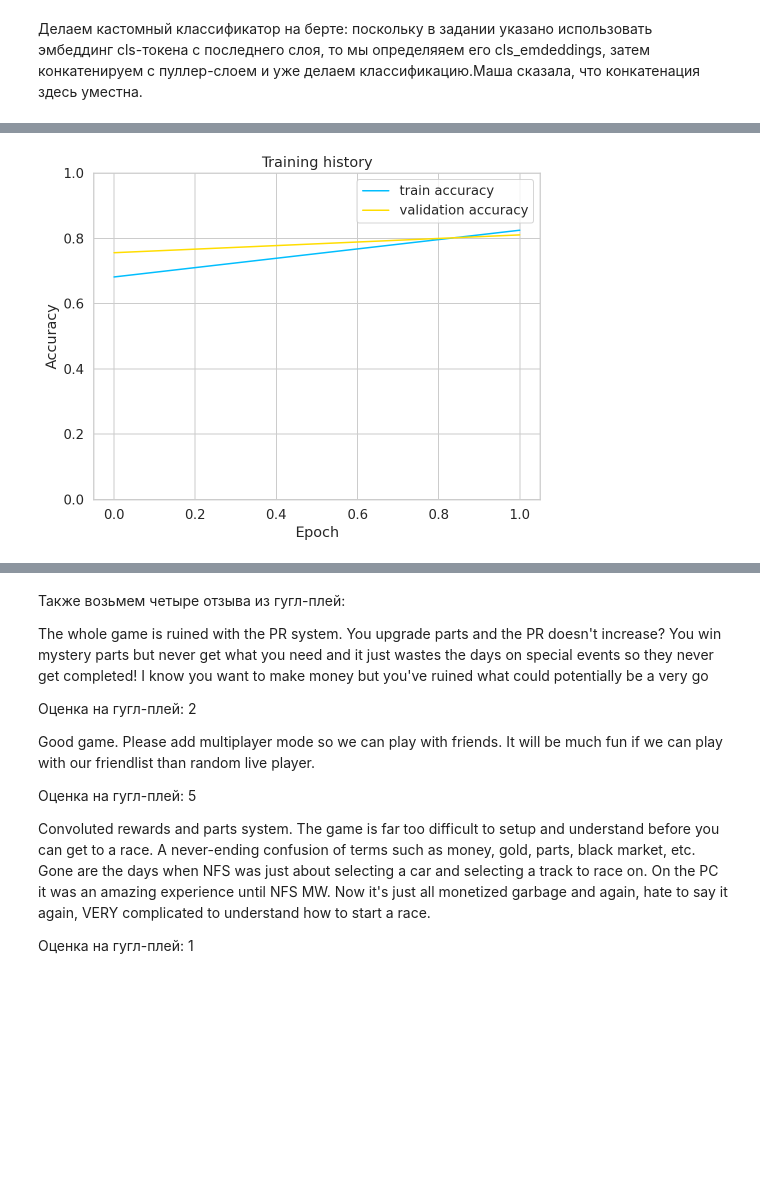
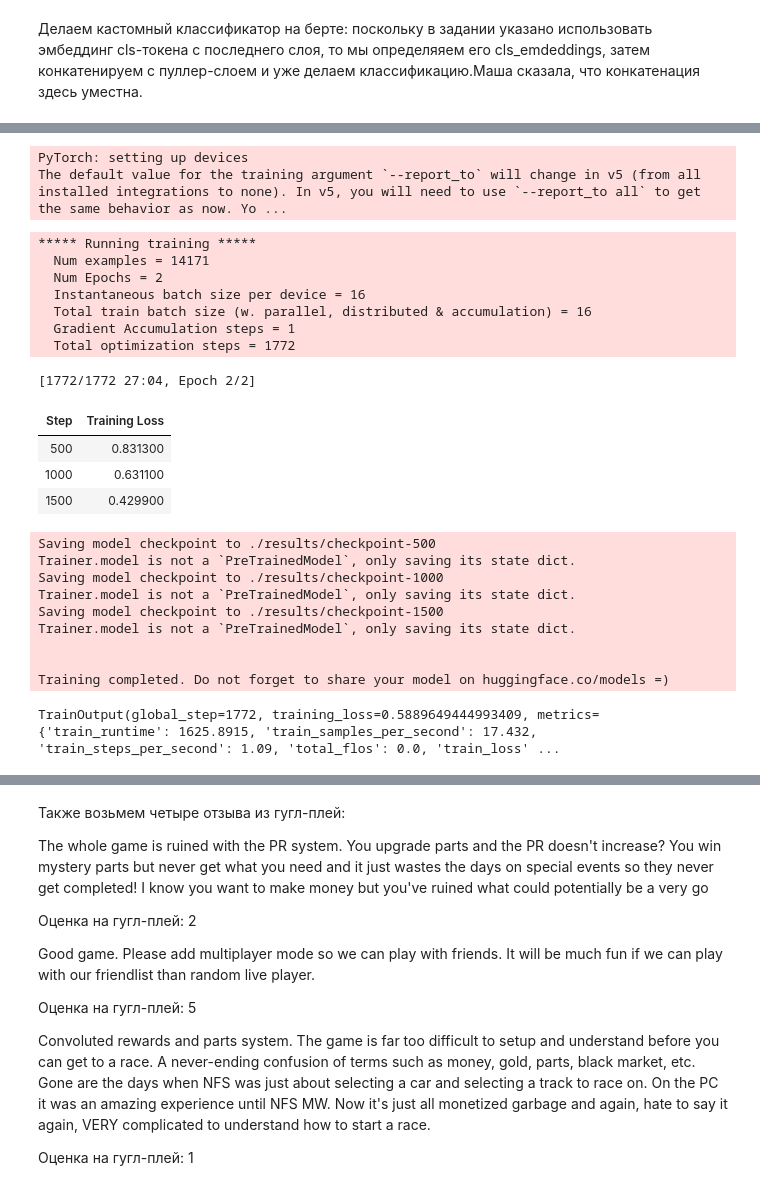
Before and after one commit to kseniakoshkina/NN_homeworks, a Jupyter notebook: hw4_2.ipynb, the cells around one changed output, grey strips where cells are left out. Cells and saved outputs as stored; diff of their text form; code cells hidden in the pictures; blank space fills up the shorter version.

```diff
--- a/hw4_2.ipynb
+++ b/hw4_2.ipynb
@@ -163,7 +153,7 @@ class CustomSentimentClassifier(nn.Module):
     self.drop = nn.Dropout(p=0.3)
     self.out = nn.Linear(self.bert.config.hidden_size*2, n_classes)
 
-  def forward(self, input_ids, attention_mask):
+  def forward(self, input_ids, attention_mask, token_type_ids=None, labels=None):
     last_hidden_state, pooled_output = self.bert(
       input_ids=input_ids,
       attention_mask=attention_mask,
@@ -322,11 +188,0 @@ history['val_acc'] = [score.to('cpu') for score in  history['val_acc']]
-# %%
-plt.plot(history['train_acc'], label='train accuracy')
-plt.plot(history['val_acc'], label='validation accuracy')
-
-plt.title('Training history')
-plt.ylabel('Accuracy')
-plt.xlabel('Epoch')
-plt.legend()
-plt.ylim([0, 1]);
-# %% [output]
-[figure, removed]
@@ -333 +201,68 @@ plt.ylim([0, 1]);
+# %%
+training_args = TrainingArguments(
+    output_dir='./results',          # output directory
+    num_train_epochs=2,              # total number of training epochs
+    per_device_train_batch_size=16,  # batch size per device during training
+    per_device_eval_batch_size=16,   # batch size for evaluation
+    warmup_steps=500,                # number of warmup steps for learning rate scheduler
+    weight_decay=0.01,               # strength of weight decay
+    logging_dir='./logs',            # directory for storing logs
+    logging_steps=500,
+)
+# %% [output]
+PyTorch: setting up devices
+The default value for the training argument `--report_to` will change in v5 (from all installed integrations to none). In v5, you will need to use `--report_to all` to get the same behavior as now. Yo ...
+# %%
+class MyTrainer(Trainer):
+    def compute_loss(self, model, inputs, return_outputs=False):
+        if "labels" in inputs:
+          labels = inputs.pop("labels")
+
+        outputs = model(**inputs)
+        logits = outputs
+        loss_function = nn.CrossEntropyLoss()
+
+        if self.args.past_index >= 0:
+            self._past = outputs[self.args.past_index]
+
+        if labels is not None:
+            loss = loss_function(logits, labels)
+        else:
+            # We don't use .loss here since the model may return tuples instead of ModelOutput.
+            loss = outputs["loss"] if isinstance(outputs, dict) else outputs[0]
+
+        return (loss, outputs) if return_outputs else loss
+# %%
+trainer = MyTrainer(
+    model=model,                         # the instantiated 🤗 Transformers model to be trained
+    args=training_args,                  # training arguments, defined above
+    train_dataset=train_dataset,         # training dataset
+    eval_dataset=val_dataset,            # evaluation dataset
+    compute_metrics = compute_metrics    # metrics to evaluate
+)
+
+trainer.train()
+# %% [output]
+***** Running training *****
+  Num examples = 14171
+  Num Epochs = 2
+  Instantaneous batch size per device = 16
+  Total train batch size (w. parallel, distributed & accumulation) = 16
+  Gradient Accumulation steps = 1
+  Total optimization steps = 1772
+[1772/1772 27:04, Epoch 2/2]
+| Step | Training Loss |
+| 500 | 0.831300 |
+| 1000 | 0.631100 |
+| 1500 | 0.429900 |
+Saving model checkpoint to ./results/checkpoint-500
+Trainer.model is not a `PreTrainedModel`, only saving its state dict.
+Saving model checkpoint to ./results/checkpoint-1000
+Trainer.model is not a `PreTrainedModel`, only saving its state dict.
+Saving model checkpoint to ./results/checkpoint-1500
+Trainer.model is not a `PreTrainedModel`, only saving its state dict.
+
+
+Training completed. Do not forget to share your model on huggingface.co/models =)
+TrainOutput(global_step=1772, training_loss=0.5889649444993409, metrics={'train_runtime': 1625.8915, 'train_samples_per_second': 17.432, 'train_steps_per_second': 1.09, 'total_flos': 0.0, 'train_loss' ...
 # %% [markdown]
```
Also changed, not shown: parts of 48 cells of this notebook.
